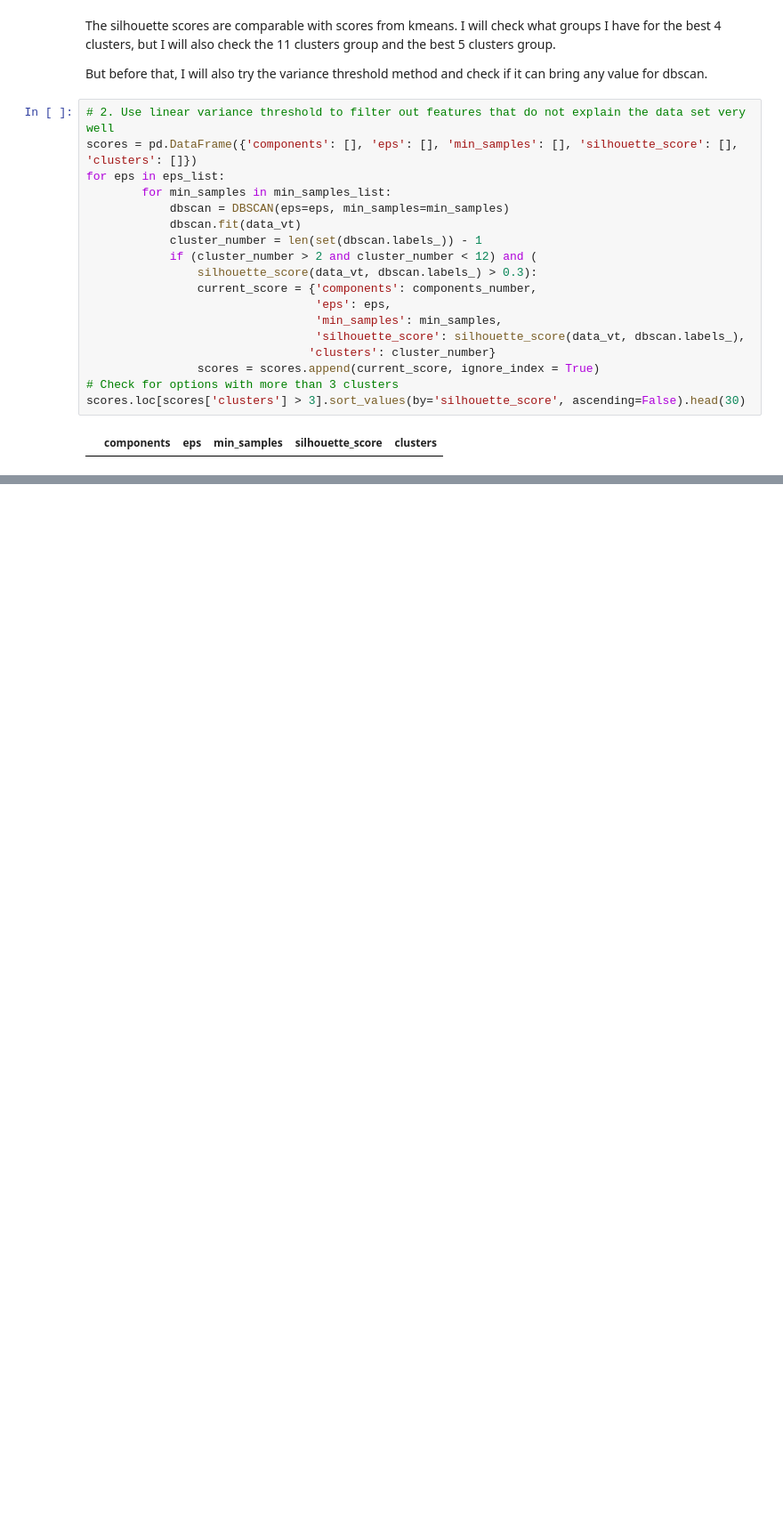
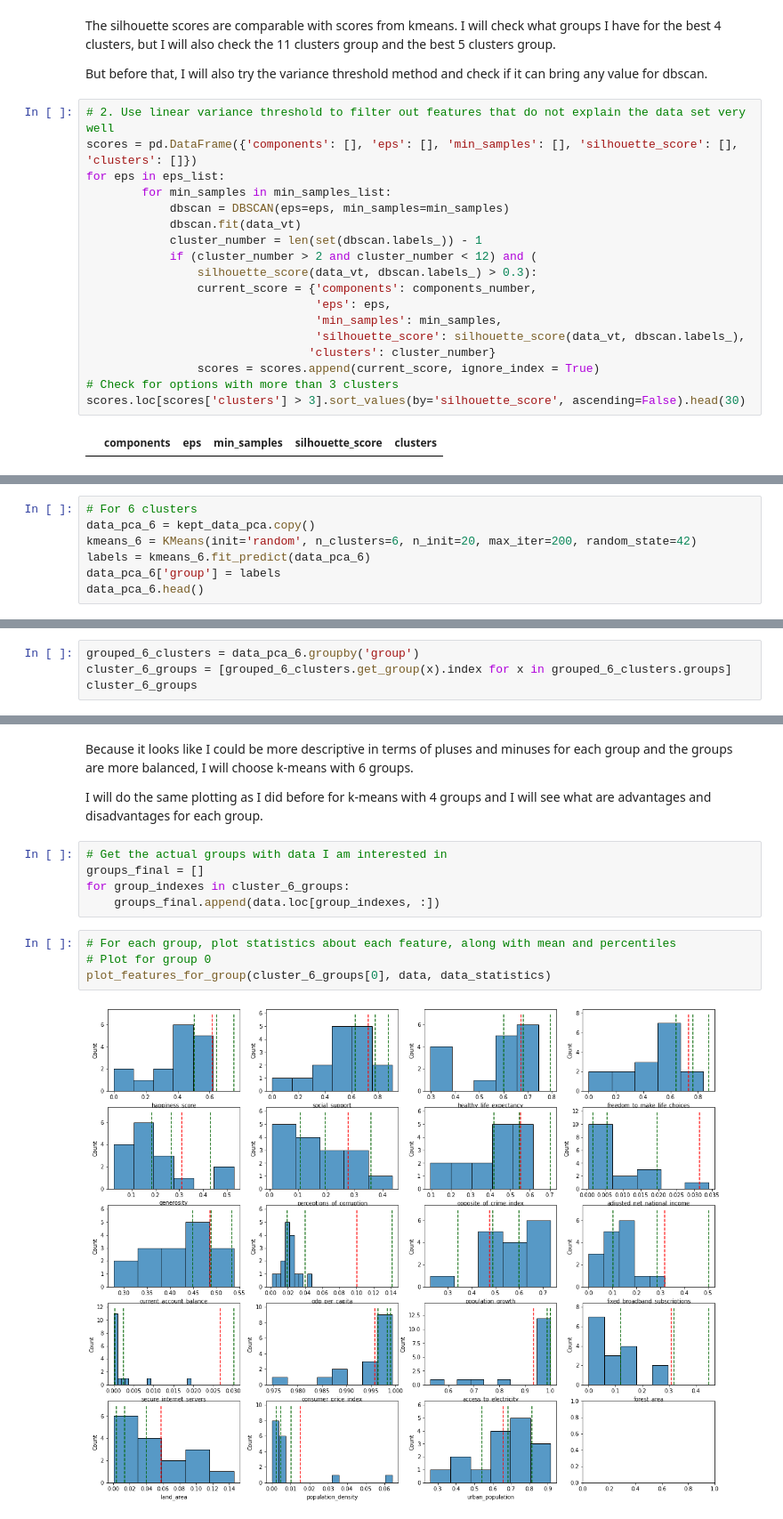
Before and after one commit to andrei-trofin/country-selector, a Jupyter notebook: notebooks/2. EDA and Clustering.ipynb, the cells around one changed output, grey strips where cells are left out. Shown at 89% size. Cells and saved outputs as stored; diff of their text form; blank space fills up the shorter version.

Commit message:
finish clustering process

```diff
--- a/notebooks/2. EDA and Clustering.ipynb
+++ b/notebooks/2. EDA and Clustering.ipynb
@@ -620,0 +732,7 @@ It looks like none of the dbscan clusterings managed to get a good silhouette sc
+# %%
+# For 6 clusters
+data_pca_6 = kept_data_pca.copy()
+kmeans_6 = KMeans(init='random', n_clusters=6, n_init=20, max_iter=200, random_state=42)
+labels = kmeans_6.fit_predict(data_pca_6)
+data_pca_6['group'] = labels
+data_pca_6.head()
@@ -620,0 +747,4 @@ It looks like none of the dbscan clusterings managed to get a good silhouette sc
+# %%
+grouped_6_clusters = data_pca_6.groupby('group')
+cluster_6_groups = [grouped_6_clusters.get_group(x).index for x in grouped_6_clusters.groups]
+cluster_6_groups
@@ -620,0 +769,15 @@ It looks like none of the dbscan clusterings managed to get a good silhouette sc
+# %% [markdown]
+Because it looks like I could be more descriptive in terms of pluses and minuses for each group and the groups are more balanced, I will choose k-means with 6 groups.
+
+I will do the same plotting as I did before for k-means with 4 groups and I will see what are advantages and disadvantages for each group.
+# %%
+# Get the actual groups with data I am interested in
+groups_final = []
+for group_indexes in cluster_6_groups:
+    groups_final.append(data.loc[group_indexes, :])
+# %%
+# For each group, plot statistics about each feature, along with mean and percentiles
+# Plot for group 0
+plot_features_for_group(cluster_6_groups[0], data, data_statistics)
+# %% [output]
+[figure, added]
```
Also changed, not shown: parts of 30 cells of this notebook, 2 other files.
